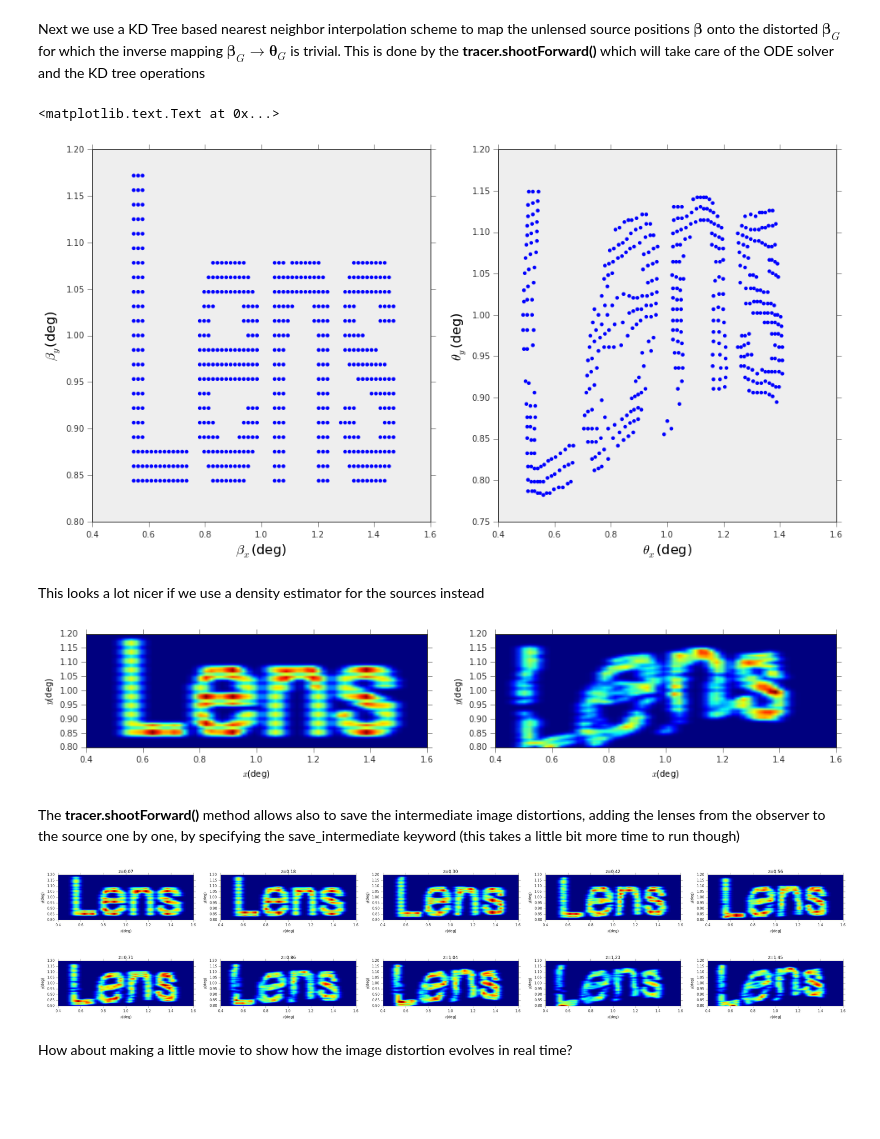
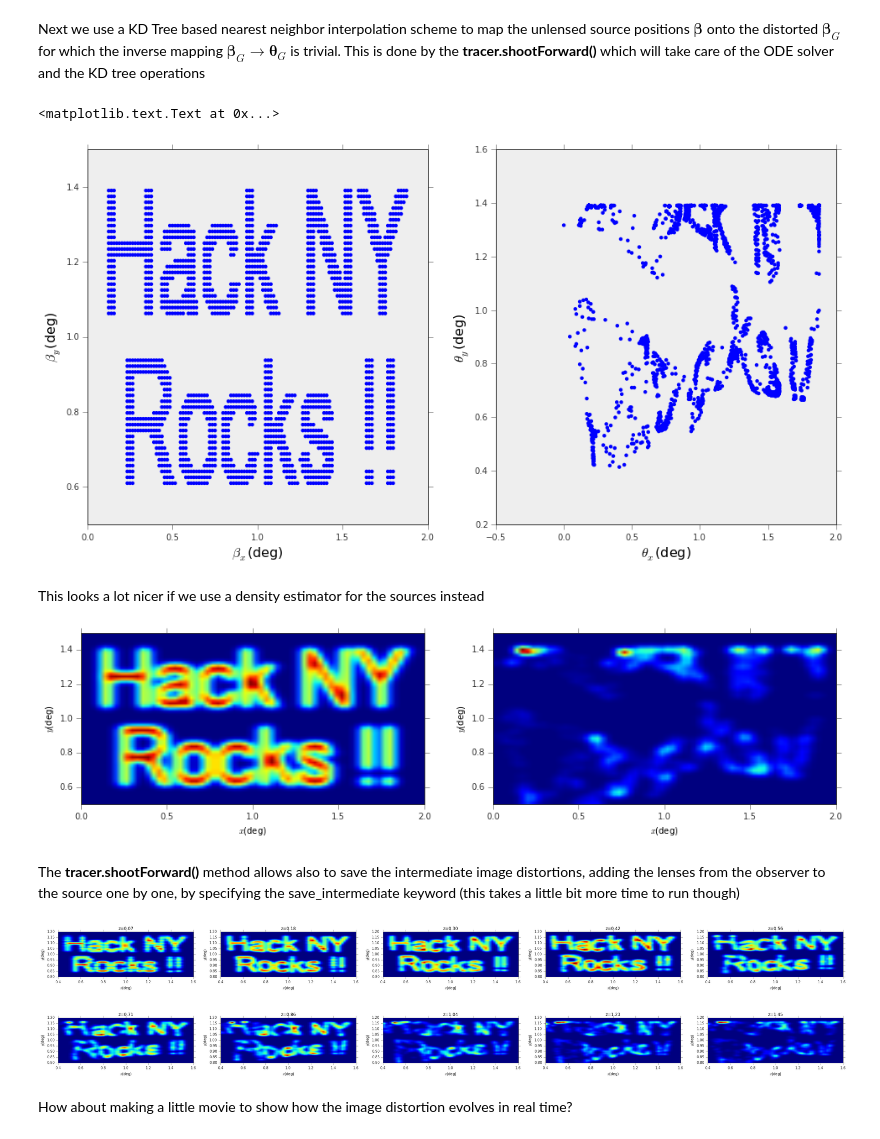
Before and after one commit to apetri/Notebooks, a Jupyter notebook: gravitational_lensing.ipynb, the cells around one changed output. Drawn from its saved outputs; the diff is of its cells as text; code cells hidden in the pictures; blank space fills up the shorter version.

Commit message:
update gravitational lensing

```diff
--- a/gravitational_lensing.ipynb
+++ b/gravitational_lensing.ipynb
@@ -109,7 +109,7 @@ tracer.shoot(theta,z=2.0)
 Light ray deflections due to the lenses will cause apparent shape distortions when an observer (usually located on Earth) looks at the source. The lens mapping $\pmb{\theta} \rightarrow \pmb{\beta}(w_f;\pmb{\theta})$ allows us to calculate this shape distortion quantitatively. To start, let's load a sample image that represents the original (unlensed) distribution of sources (each dot is a light ray originating from a source at redshift, for example, $z=2.0$)
 # %%
 #load unlensed image from png file and discretize it in points
-image_unlensed = plt.imread("LensTools/Test/Data/lensing/lens.png")[:,:,0]
+image_unlensed = plt.imread("imageNY.png")[:,:,0]
 pos_original = (np.array(np.where(image_unlensed>0)) * 2.0/image_unlensed.shape[0]) * deg
 pos_original = np.roll(pos_original,1,axis=0)
 pos_original[1] *= -1
@@ -161,7 +161,7 @@ ax[1].set_xlabel(r"$\theta_x$({0})".format(pos_apparent.unit.to_string()),fontsi
 ax[1].set_ylabel(r"$\theta_y$({0})".format(pos_apparent.unit.to_string()),fontsize=16)
 # %% [output]
 <matplotlib.text.Text at 0x...>
-[figure, old version]
+[figure, new version]
 # %% [markdown]
 This looks a lot nicer if we use a density estimator for the sources instead
 # %%
@@ -172,7 +172,7 @@ def densityEstimator(points,grid_size=64):
 
     #Use the LensToold gridding functionality written in C
     pt = np.vstack((points,np.zeros(points.shape[1]))).transpose().astype(np.float32)
-    grid_binning = (np.linspace(0.4,1.6,grid_size+1),np.linspace(0.8,1.2,grid_size+1),np.array([-0.1,0.1]))
+    grid_binning = (np.linspace(0.0,2.0,grid_size+1),np.linspace(0.5,1.5,grid_size+1),np.array([-0.1,0.1]))
     density = _gadget.grid3d(pt,grid_binning)
 
     #Smooth the image
@@ -180,14 +180,14 @@ def densityEstimator(points,grid_size=64):
 # %%
 fig,ax = plt.subplots(1,2,figsize=(16,8))
 
-ax[0].imshow(densityEstimator(pos_original,64),origin="lower",extent=(0.4,1.6,0.8,1.2))
-ax[1].imshow(densityEstimator(pos_apparent,64),origin="lower",extent=(0.4,1.6,0.8,1.2))
+ax[0].imshow(densityEstimator(pos_original,64),origin="lower",extent=(0.0,2.0,0.5,1.5))
+ax[1].imshow(densityEstimator(pos_apparent,64),origin="lower",extent=(0.0,2.0,0.5,1.5))
 
 for i in range(2):
     ax[i].set_xlabel(r"$x$({0})".format(pos_apparent.unit.to_string()))
     ax[i].set_ylabel(r"$y$({0})".format(pos_apparent.unit.to_string()))
 # %% [output]
-[figure, old version]
+[figure, new version]
 # %% [markdown]
 The __tracer.shootForward()__ method allows also to save the intermediate image distortions, adding the lenses from the observer to the source one by one, by specifying the save_intermediate keyword (this takes a little bit more time to run though)
 # %%
@@ -203,7 +203,7 @@ for i in range(2):
         ax[i,j].set_ylabel(r"$y$({0})".format(pos_apparent.unit.to_string()))
         ax[i,j].set_title("z={0:.2f}".format(tracer.redshift[(5*i + j)*4]))
 # %% [output]
-[figure, old version]
+[figure, new version]
 # %% [markdown]
 How about making a little movie to show how the image distortion evolves in real time?
 # %%
```
Also changed, not shown: parts of 6 cells of this notebook.
